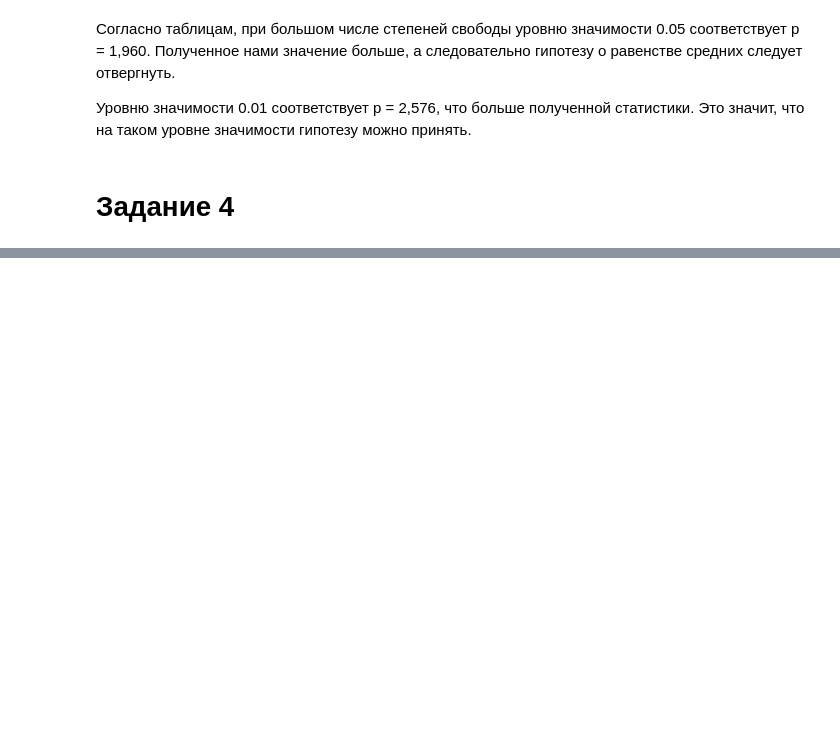
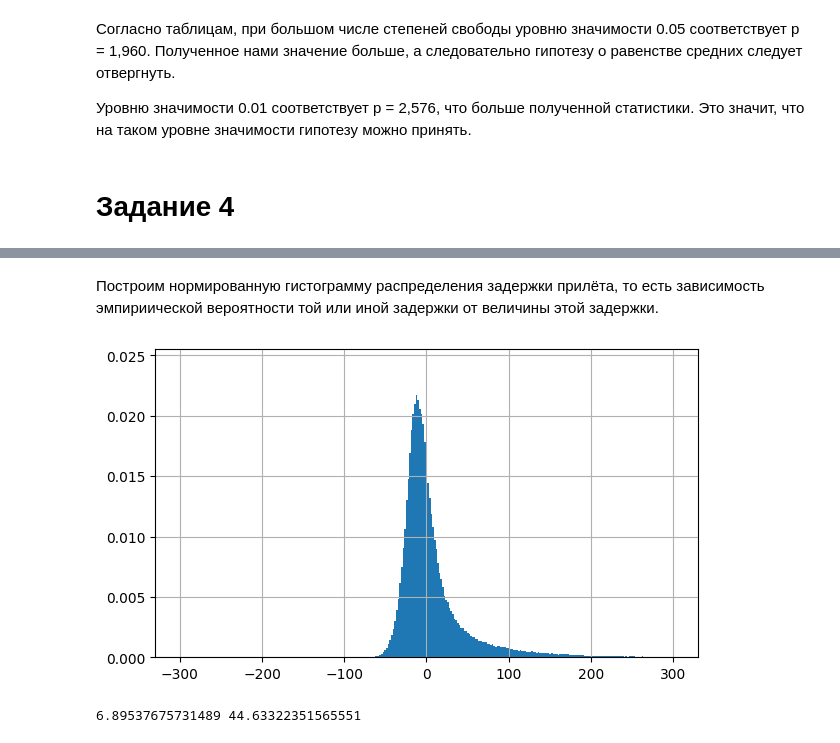
Before and after one commit to Kristalama/-, a Jupyter notebook: МатСтат_Ли_ФизФак.ipynb, the cells around one changed output, grey strips where cells are left out. Cells and saved outputs as stored; diff of their text form; code cells hidden in the pictures; blank space fills up the shorter version.

```diff
--- a/МатСтат_Ли_ФизФак.ipynb
+++ b/МатСтат_Ли_ФизФак.ipynb
@@ -168,0 +259,15 @@ t = 2.3870649797889074
+# %% [markdown]
+Построим нормированную гистограмму распределения задержки прилёта, то есть зависимость эмпириической вероятности той или иной задержки от величины этой задержки.
+# %%
+arr_delays = df.arr_delay
+fig6 = plt.figure(figsize=(7,4))
+
+x=np.linspace(-300,300,300)
+ax5 = plt.subplot(1,1,1)
+ax5.hist(arr_delays, x, density = True)
+ax5.grid()
+plt.show()
+print(arr_delays.mean(numeric_only=True), np.std(arr_delays))
+# %% [output]
+[figure, added]
+6.89537675731489 44.63322351565551
```
Also changed, not shown: parts of 16 cells of this notebook.
